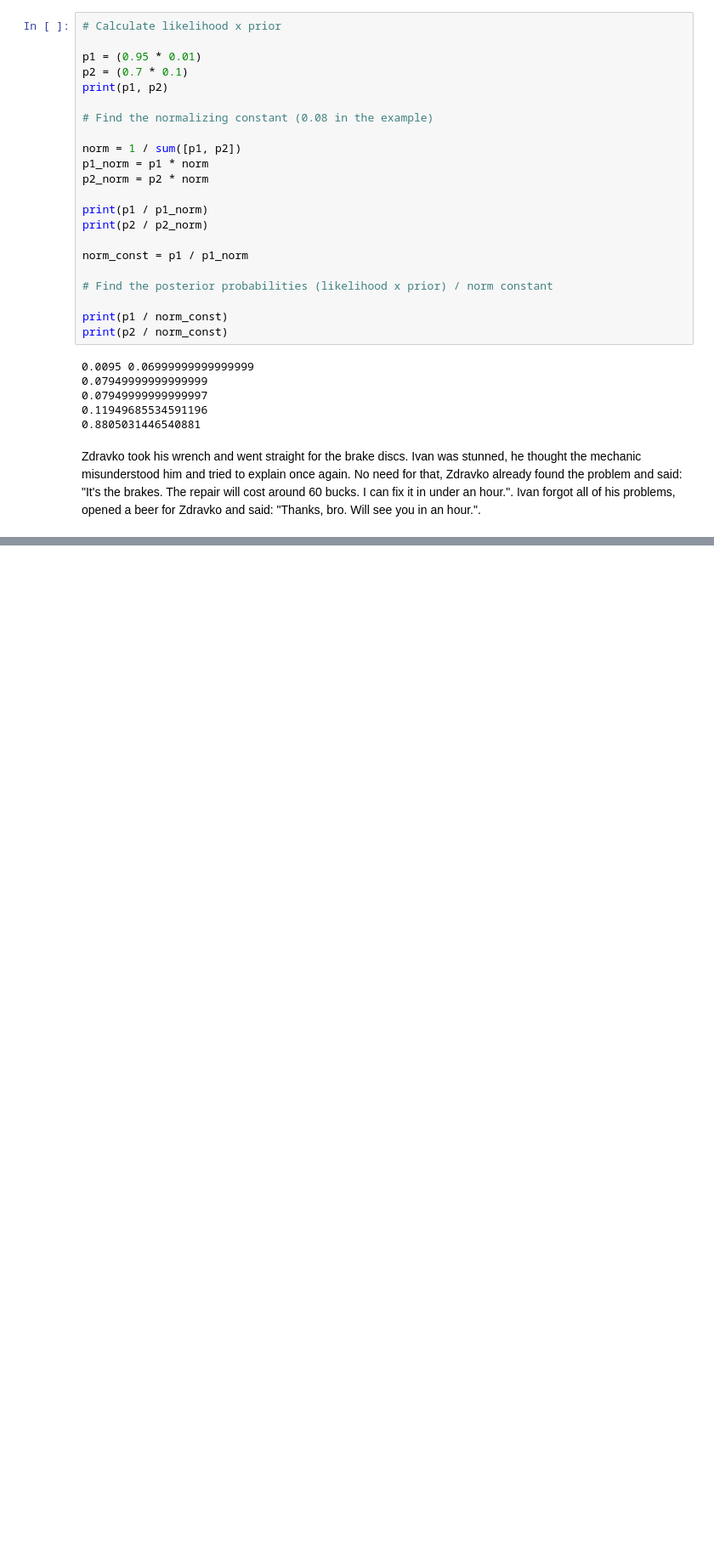
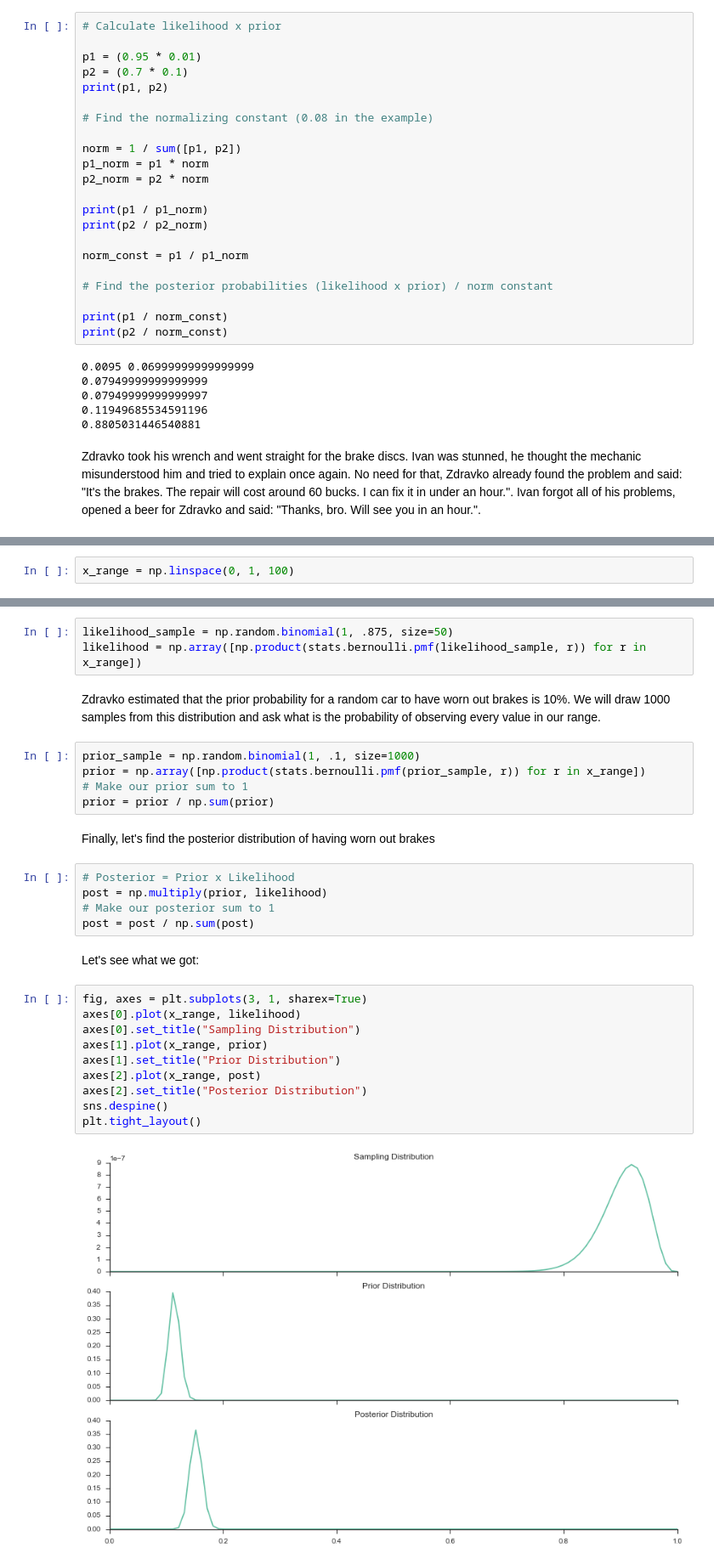
Before and after one commit to curiousily/old_blog, a Jupyter notebook: content/notebooks/5.bayes_rule.ipynb, the cells around one changed output, grey strips where cells are left out. Shown: that part at 85% size. Cells and saved outputs as stored; diff of their text form; blank space fills up the shorter version.

Commit message:
Add python example to Bayes Rule post

```diff
--- a/content/notebooks/5.bayes_rule.ipynb
+++ b/content/notebooks/5.bayes_rule.ipynb
@@ -143,0 +168,2 @@ Zdravko took his wrench and went straight for the brake discs. Ivan was stunned,
+# %%
+x_range = np.linspace(0, 1, 100)
@@ -143,0 +172,31 @@ Zdravko took his wrench and went straight for the brake discs. Ivan was stunned,
+# %%
+likelihood_sample = np.random.binomial(1, .875, size=50)
+likelihood = np.array([np.product(stats.bernoulli.pmf(likelihood_sample, r)) for r in x_range])
+# %% [markdown]
+Zdravko estimated that the prior probability for a random car to have worn out brakes is 10%.  We will draw 1000 samples from this distribution and ask what is the probability of observing every value in our range.
+# %%
+prior_sample = np.random.binomial(1, .1, size=1000)
+prior = np.array([np.product(stats.bernoulli.pmf(prior_sample, r)) for r in x_range])
+# Make our prior sum to 1
+prior = prior / np.sum(prior)
+# %% [markdown]
+Finally, let's find the posterior distribution of having worn out brakes
+# %%
+# Posterior = Prior x Likelihood
+post = np.multiply(prior, likelihood)
+# Make our posterior sum to 1
+post = post / np.sum(post)
+# %% [markdown]
+Let's see what we got:
+# %%
+fig, axes = plt.subplots(3, 1, sharex=True)
+axes[0].plot(x_range, likelihood)
+axes[0].set_title("Sampling Distribution")
+axes[1].plot(x_range, prior)
+axes[1].set_title("Prior Distribution")
+axes[2].plot(x_range, post)
+axes[2].set_title("Posterior Distribution")
+sns.despine()
+plt.tight_layout()
+# %% [output]
+[figure, added]
```
Also changed, not shown: parts of 19 cells of this notebook.
